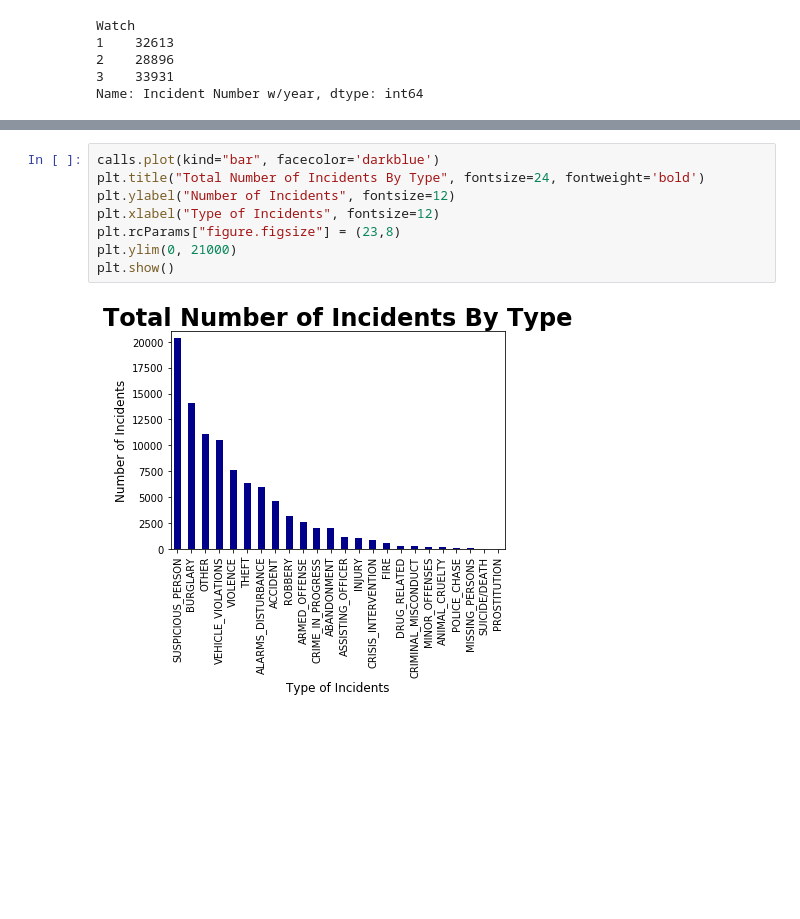
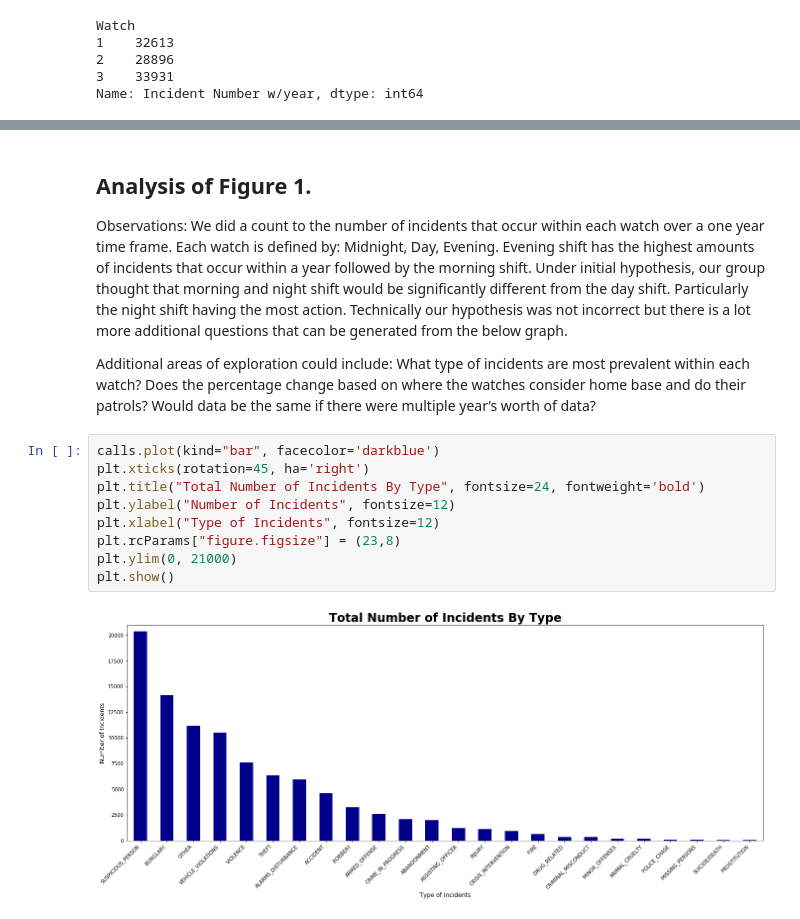
Before and after one commit to benjaminpodell/Project_1, a Jupyter notebook: groupb_beta.ipynb, the cells around one changed output, grey strips where cells are left out. Saved outputs shown, nothing was run; the diff lists cells and outputs as text; blank space fills up the shorter version.

```diff
--- a/groupb_beta.ipynb
+++ b/groupb_beta.ipynb
@@ -325,13 +350,20 @@ plt.show()
+# %% [markdown]
+## Analysis of Figure 1.
+
+Observations: We did a count to the number of incidents that occur within each watch over a one year time frame. Each watch is defined by: Midnight, Day, Evening. Evening shift has the highest amounts of incidents that occur within a year followed by the morning shift. Under initial hypothesis, our group thought that morning and night shift would be significantly different from the day shift. Particularly the night shift having the most action. Technically our hypothesis was not incorrect but there is a lot more additional questions that can be generated from the below graph.
+
+Additional areas of exploration could include: What type of incidents are most prevalent within each watch? Does the percentage change based on where the watches consider home base and do their patrols? Would data be the same if there were multiple year’s worth of data?
 # %%
 calls.plot(kind="bar", facecolor='darkblue')
+plt.xticks(rotation=45, ha='right')
 plt.title("Total Number of Incidents By Type", fontsize=24, fontweight='bold')
 plt.ylabel("Number of Incidents", fontsize=12)
 plt.xlabel("Type of Incidents", fontsize=12)
 plt.rcParams["figure.figsize"] = (23,8)
 plt.ylim(0, 21000)
 plt.show()
 # %% [output]
-[figure, old version]
+[figure, new version]
 # %%
 month_count = police_df.groupby('Month1 of Occurence')['Incident Number w/year'].count()
 month_count
```
Also changed, not shown: parts of 5 cells of this notebook.
